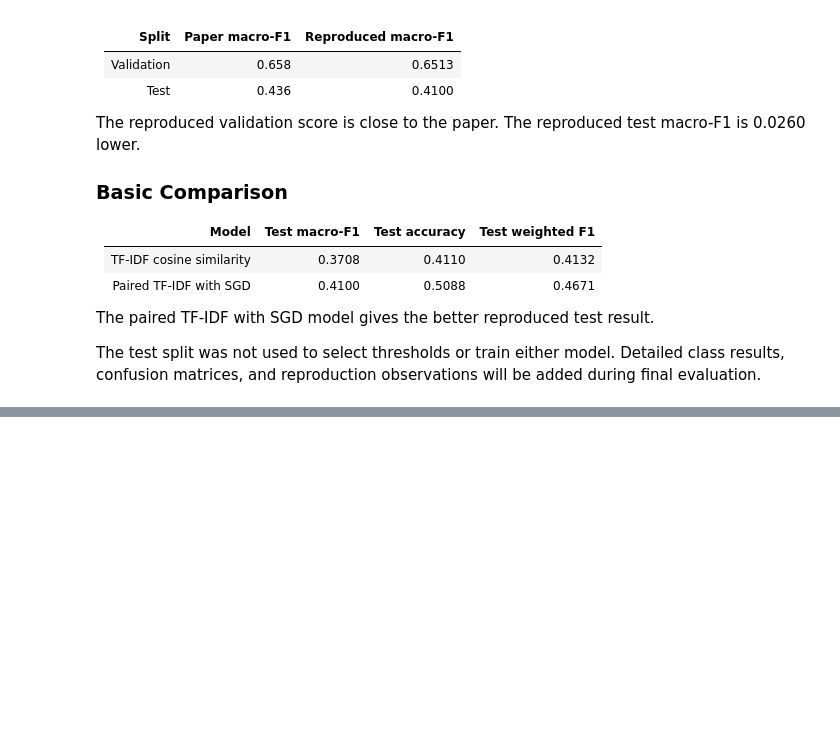
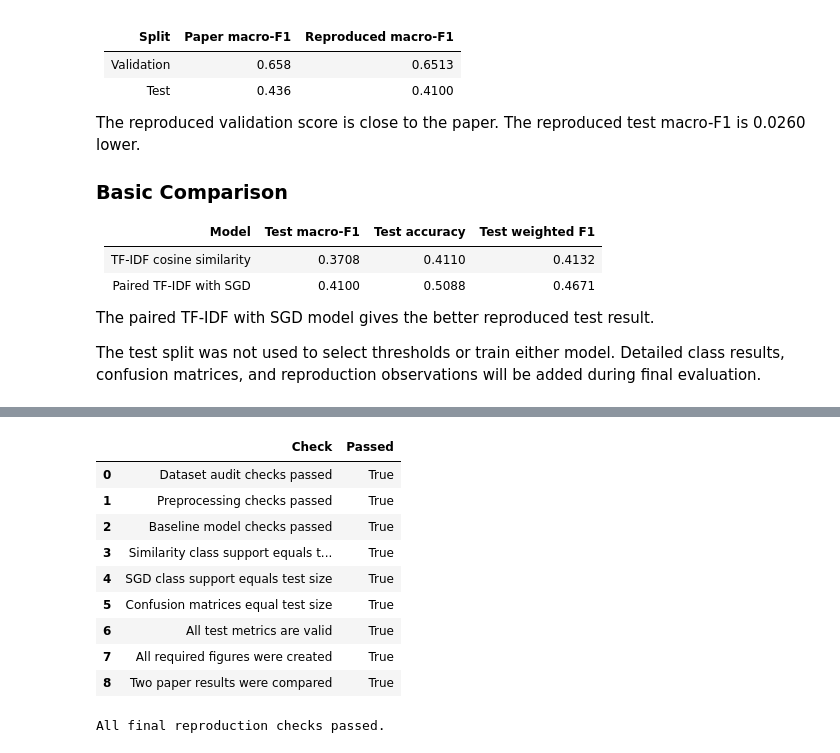
Before and after one commit to nandu-99/resume-job-matcher, a Jupyter notebook: m2/notebooks/m2-baseline-reproduction.ipynb, the cells around one changed output, grey strips where cells are left out. Saved outputs shown, nothing was run; the diff lists cells and outputs as text; code cells hidden in the pictures; blank space fills up the shorter version.

```diff
--- a/m2/notebooks/m2-baseline-reproduction.ipynb
+++ b/m2/notebooks/m2-baseline-reproduction.ipynb
@@ -1865,0 +2079,74 @@ The test split was not used to select thresholds or train either model. Detailed
+# %%
+final_figure_paths = [
+    figure_path,
+    split_figure_path,
+    threshold_figure_path,
+    confusion_figure_path,
+    comparison_figure_path
+]
+
+all_test_metrics = [
+    test_similarity_metrics["Macro-F1"],
+    test_similarity_metrics["Accuracy"],
+    test_similarity_metrics["Weighted F1"],
+    test_sgd_metrics["Macro-F1"],
+    test_sgd_metrics["Accuracy"],
+    test_sgd_metrics["Weighted F1"]
+]
+
+final_reproduction_checks = {
+    "Dataset audit checks passed": (
+        audit_results["Passed"].all()
+    ),
+    "Preprocessing checks passed": (
+        preprocessing_results["Passed"].all()
+    ),
+    "Baseline model checks passed": (
+        baseline_check_results["Passed"].all()
+    ),
+    "Similarity class support equals test size": (
+        similarity_class_metrics["support"].sum()
+        == len(test_final_df)
+    ),
+    "SGD class support equals test size": (
+        sgd_class_metrics["support"].sum()
+        == len(test_final_df)
+    ),
+    "Confusion matrices equal test size": (
+        similarity_confusion_matrix.sum() == len(test_final_df)
+        and sgd_confusion_matrix.sum() == len(test_final_df)
+    ),
+    "All test metrics are valid": (
+        np.isfinite(all_test_metrics).all()
+    ),
+    "All required figures were created": (
+        all(path.exists() for path in final_figure_paths)
+    ),
+    "Two paper results were compared": (
+        len(reproduction_gap_table) == 2
+    )
+}
+
+final_check_results = pd.DataFrame({
+    "Check": final_reproduction_checks.keys(),
+    "Passed": final_reproduction_checks.values()
+})
+
+display(final_check_results)
+
+if final_check_results["Passed"].all():
+    print("All final reproduction checks passed.")
+else:
+    print("Some final reproduction checks failed.")
+# %% [output]
+|  | Check | Passed |
+| 0 | Dataset audit checks passed | True |
+| 1 | Preprocessing checks passed | True |
+| 2 | Baseline model checks passed | True |
+| 3 | Similarity class support equals t... | True |
+| 4 | SGD class support equals test size | True |
+| 5 | Confusion matrices equal test size | True |
+| 6 | All test metrics are valid | True |
+| 7 | All required figures were created | True |
+| 8 | Two paper results were compared | True |
+All final reproduction checks passed.
```
Also changed, not shown: parts of 8 cells of this notebook, 5 other files.
